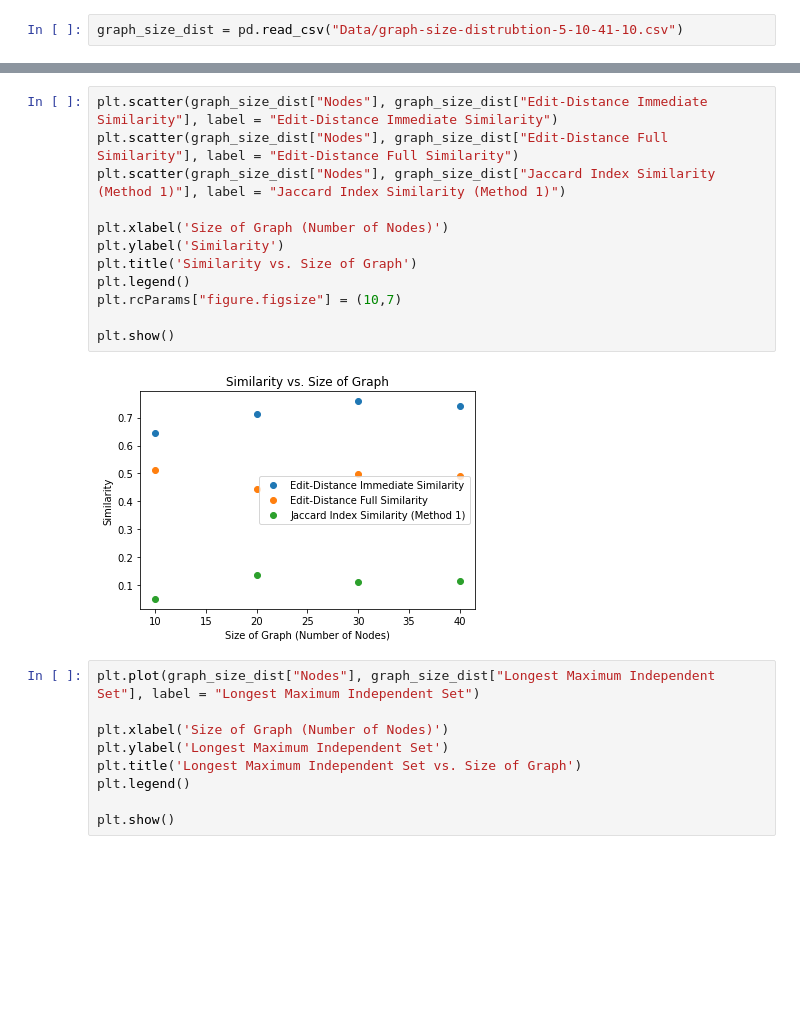
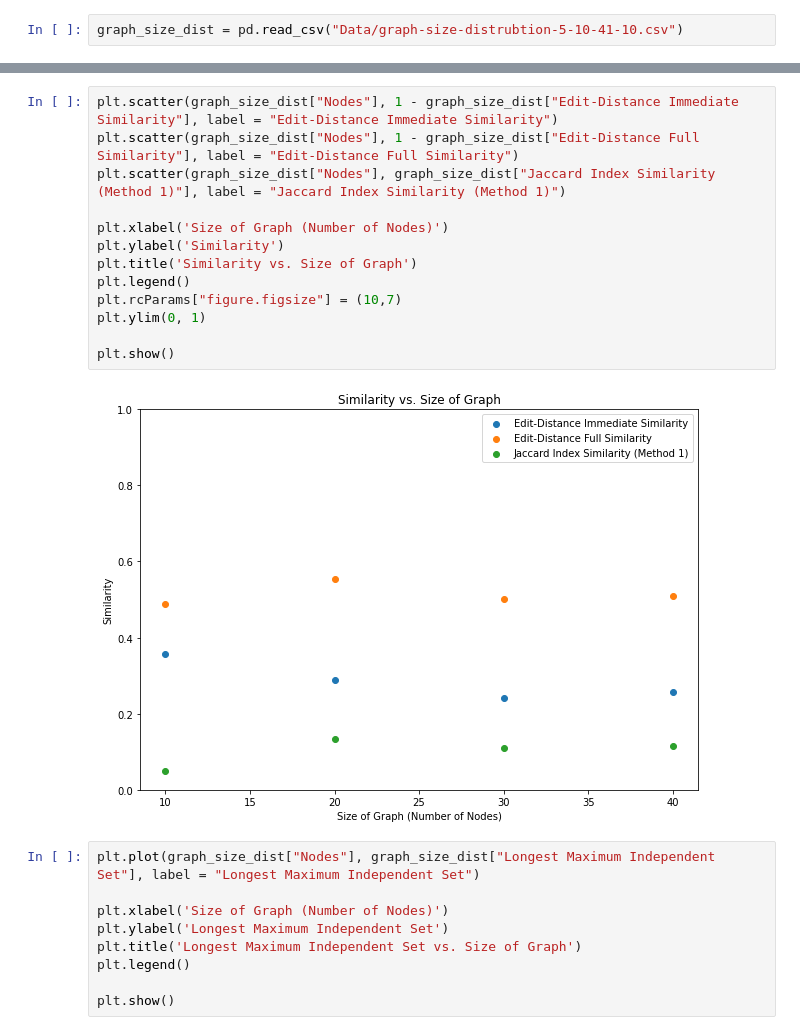
Before and after one commit to nico-espinosadice/abductive-theory, a Jupyter notebook: sim-dist-exp.ipynb, the cells around one changed output, grey strips where cells are left out. Drawn from its saved outputs; the diff is of its cells as text; blank space fills up the shorter version.

Commit message:
Fixed issue with similarity dataframe

```diff
--- a/sim-dist-exp.ipynb
+++ b/sim-dist-exp.ipynb
@@ -471,19 +472,20 @@ graph_size_dist.head()
 | 2 | 2 | 30.0 | 0.758761 | 0.497384 | 0.109458 | ... |
 | 3 | 3 | 40.0 | 0.742377 | 0.490881 | 0.115216 | ... |
 # %%
-plt.scatter(graph_size_dist["Nodes"], graph_size_dist["Edit-Distance Immediate Similarity"], label = "Edit-Distance Immediate Similarity")
-plt.scatter(graph_size_dist["Nodes"], graph_size_dist["Edit-Distance Full Similarity"], label = "Edit-Distance Full Similarity")
+plt.scatter(graph_size_dist["Nodes"], 1 - graph_size_dist["Edit-Distance Immediate Similarity"], label = "Edit-Distance Immediate Similarity")
+plt.scatter(graph_size_dist["Nodes"], 1 - graph_size_dist["Edit-Distance Full Similarity"], label = "Edit-Distance Full Similarity")
 plt.scatter(graph_size_dist["Nodes"], graph_size_dist["Jaccard Index Similarity (Method 1)"], label = "Jaccard Index Similarity (Method 1)")
 
 plt.xlabel('Size of Graph (Number of Nodes)')
 plt.ylabel('Similarity')
 plt.title('Similarity vs. Size of Graph')
 plt.legend()
 plt.rcParams["figure.figsize"] = (10,7)
+plt.ylim(0, 1)
 
 plt.show()
 # %% [output]
-[figure, old version]
+[figure, new version]
 # %%
 plt.plot(graph_size_dist["Nodes"], graph_size_dist["Longest Maximum Independent Set"], label = "Longest Maximum Independent Set")
 
```
Also changed, not shown: parts of 7 cells of this notebook.
